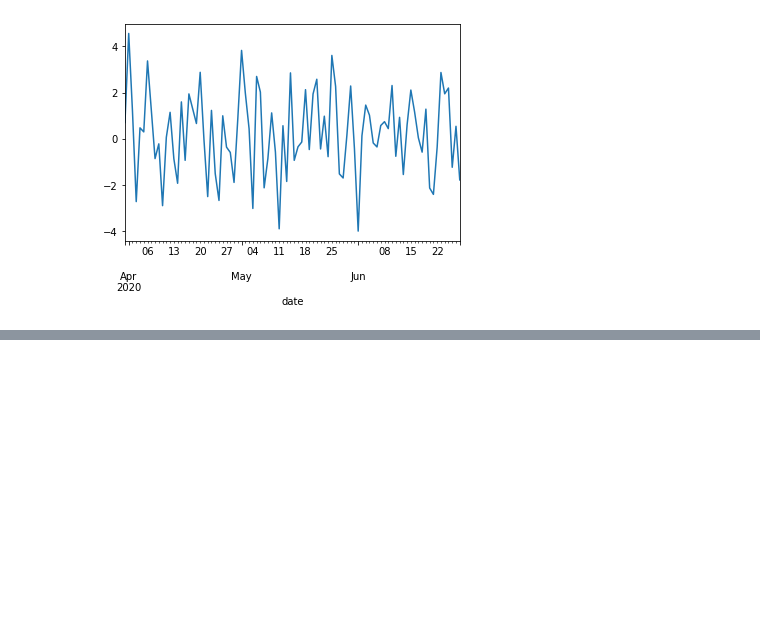
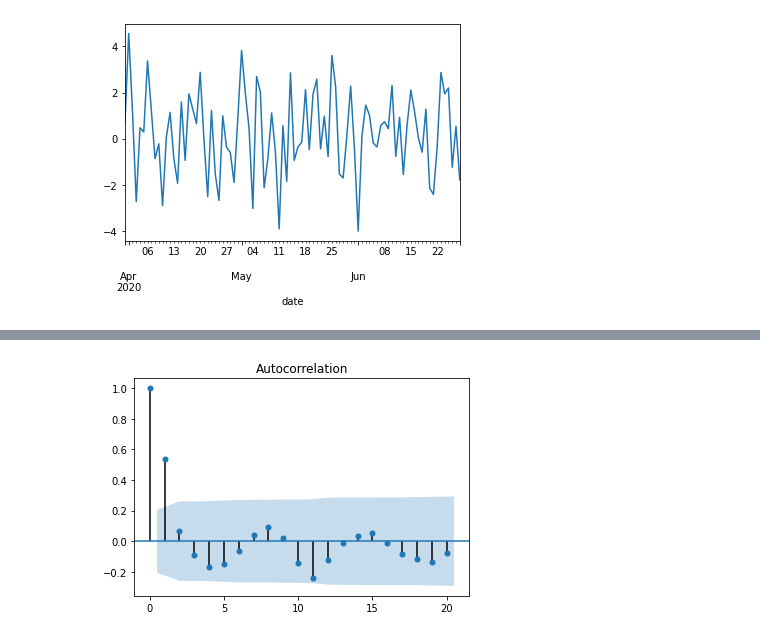
Before and after one commit to MikhailKuklin/time-series-analysis-forecasting, a Jupyter notebook: notebooks/ts_forecasting.ipynb, the cells around one changed output, grey strips where cells are left out. Saved outputs shown, nothing was run; the diff lists cells and outputs as text; code cells hidden in the pictures; blank space fills up the shorter version.

```diff
--- a/notebooks/ts_forecasting.ipynb
+++ b/notebooks/ts_forecasting.ipynb
@@ -111,0 +147,6 @@ diff(df_ns['Air temperature (degC)'],k_diff = 1).plot()
+# %%
+# ACF plots - stationary data
+
+plot_acf(df_s);
+# %% [output]
+[figure, added]
```
Also changed, not shown: parts of 11 cells of this notebook.
